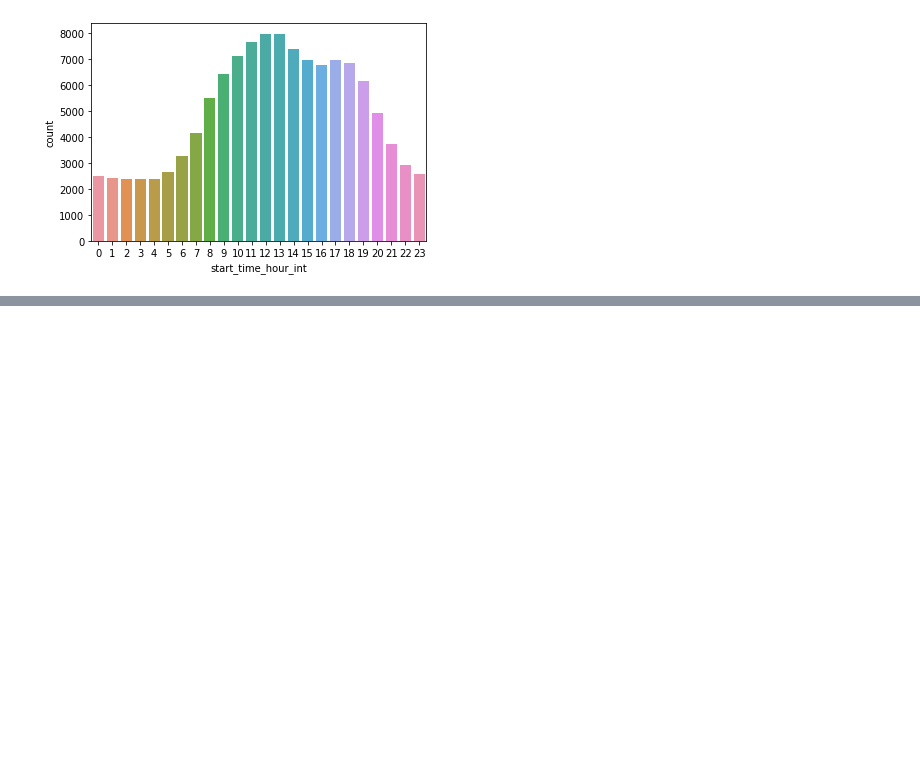
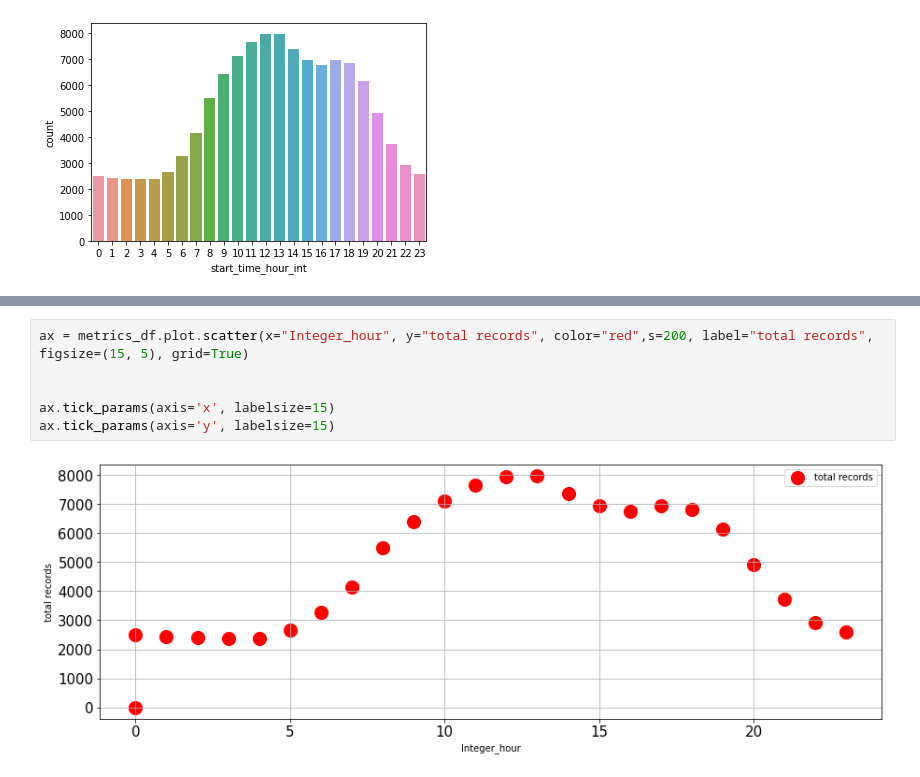
Before and after one commit to Kinjal124/IndependentStudyResearch, a Jupyter notebook: idp_with_new_boulder_dataset.ipynb, the cells around one changed output, grey strips where cells are left out. Drawn from its saved outputs; the diff is of its cells as text; blank space fills up the shorter version.

```diff
--- a/idp_with_new_boulder_dataset.ipynb
+++ b/idp_with_new_boulder_dataset.ipynb
@@ -787,0 +1812,8 @@ metrics_df
+# %%
+ax = metrics_df.plot.scatter(x="Integer_hour", y="total records", color="red",s=200, label="total records", figsize=(15, 5), grid=True)
+
+
+ax.tick_params(axis='x', labelsize=15)
+ax.tick_params(axis='y', labelsize=15)
+# %% [output]
+[figure, added]
```
Also changed, not shown: parts of 33 cells of this notebook, 1 other file.
